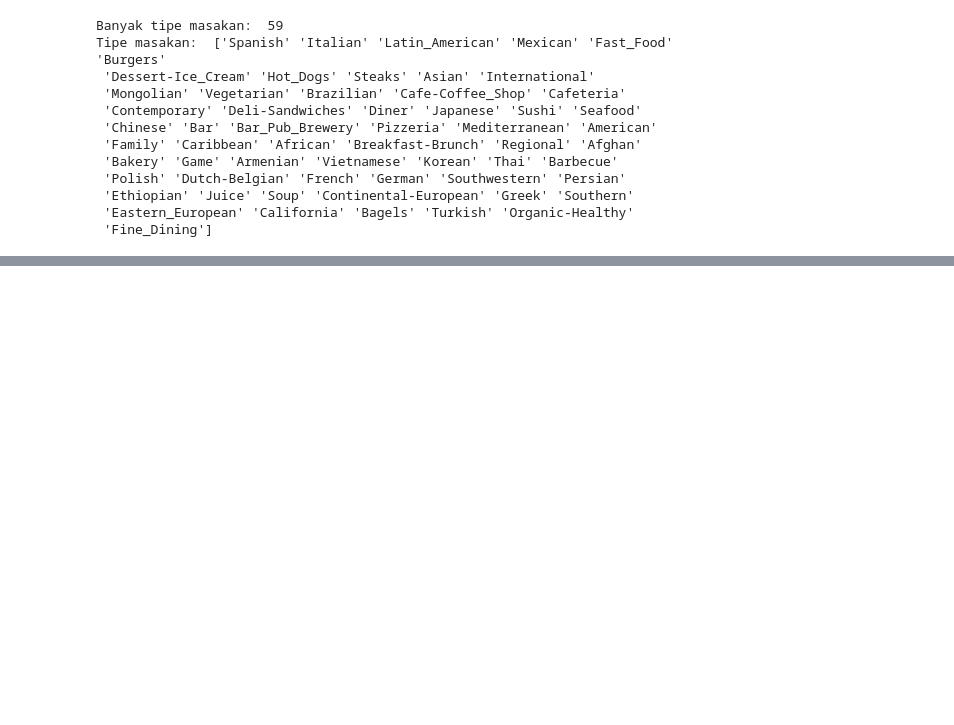
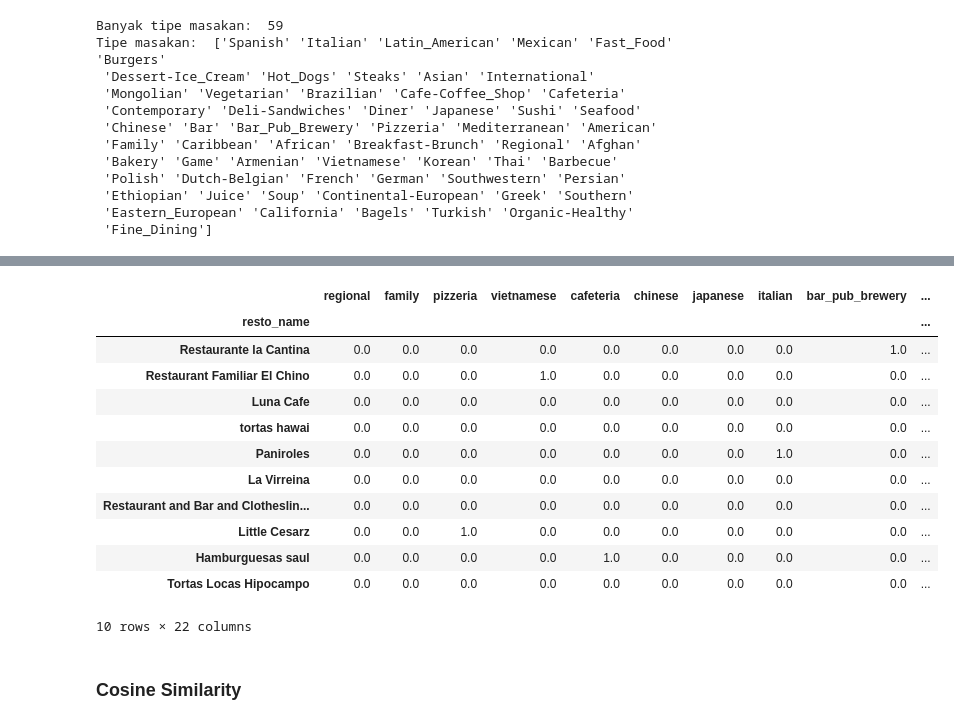
Before and after one commit to ludyhasby/machine_learning_terapan, a Jupyter notebook: recommendation_system/notebook.ipynb, the cells around one changed output, grey strips where cells are left out. Saved outputs shown, nothing was run; the diff lists cells and outputs as text; code cells hidden in the pictures; blank space fills up the shorter version.

```diff
--- a/recommendation_system/notebook.ipynb
+++ b/recommendation_system/notebook.ipynb
@@ -121,0 +480,4 @@ Tipe masakan:  ['Spanish' 'Italian' 'Latin_American' 'Mexican' 'Fast_Food' 'Burg
+# %%
+# drop duplikat pada data preparation
+preparation = preparation.drop_duplicates('placeID')
+preparation
@@ -121,0 +500,7 @@ Tipe masakan:  ['Spanish' 'Italian' 'Latin_American' 'Mexican' 'Fast_Food' 'Burg
+# %%
+# konversi data series 'placeID' menjadi dalam bentuk list
+resto_id = preparation['placeID'].tolist()
+# konversi data series 'Name' menjadi dalam bentuk list
+resto_name = preparation['name'].tolist()
+# konversi 'Rcuissine' menjadi list
+resto_cuisine = preparation['Rcuisine'].tolist()
@@ -121,0 +517,8 @@ Tipe masakan:  ['Spanish' 'Italian' 'Latin_American' 'Mexican' 'Fast_Food' 'Burg
+# %%
+# dictionary
+resto_new = pd.DataFrame({
+    'id' : resto_id,
+    'resto_name': resto_name,
+    'cuisine' : resto_cuisine
+})
+resto_new
@@ -121,0 +568,3 @@ Tipe masakan:  ['Spanish' 'Italian' 'Latin_American' 'Mexican' 'Fast_Food' 'Burg
+# %%
+# melakukan fit lalu ditransformasikan dalam bentuk matrix
+tfidf_matrix = tf.fit_transform(resto_new['cuisine'])
@@ -121,0 +588,25 @@ Tipe masakan:  ['Spanish' 'Italian' 'Latin_American' 'Mexican' 'Fast_Food' 'Burg
+# %%
+# membuat dataframe untuk melihat tf-idf matrix
+# kolom diisi dengan jenis masakan
+# baris diisi dengan nama resto
+pd.DataFrame(
+    tfidf_matrix.todense(),
+    columns=tf.get_feature_names_out(),
+    index=resto_new.resto_name
+).sample(22, axis=1).sample(10, axis=0)
+# %% [output]
+|  | regional | family | pizzeria | vietnamese | cafeteria | chinese | japanese | italian | bar_pub_brewery | ... |
+| resto_name |  |  |  |  |  |  |  |  |  | ... |
+| Restaurante la Cantina | 0.0 | 0.0 | 0.0 | 0.0 | 0.0 | 0.0 | 0.0 | 0.0 | 1.0 | ... |
+| Restaurant Familiar El Chino | 0.0 | 0.0 | 0.0 | 1.0 | 0.0 | 0.0 | 0.0 | 0.0 | 0.0 | ... |
+| Luna Cafe | 0.0 | 0.0 | 0.0 | 0.0 | 0.0 | 0.0 | 0.0 | 0.0 | 0.0 | ... |
+| tortas hawai | 0.0 | 0.0 | 0.0 | 0.0 | 0.0 | 0.0 | 0.0 | 0.0 | 0.0 | ... |
+| Paniroles | 0.0 | 0.0 | 0.0 | 0.0 | 0.0 | 0.0 | 0.0 | 1.0 | 0.0 | ... |
+| La Virreina | 0.0 | 0.0 | 0.0 | 0.0 | 0.0 | 0.0 | 0.0 | 0.0 | 0.0 | ... |
+| Restaurant and Bar and Clotheslin... | 0.0 | 0.0 | 0.0 | 0.0 | 0.0 | 0.0 | 0.0 | 0.0 | 0.0 | ... |
+| Little Cesarz | 0.0 | 0.0 | 1.0 | 0.0 | 0.0 | 0.0 | 0.0 | 0.0 | 0.0 | ... |
+| Hamburguesas saul | 0.0 | 0.0 | 0.0 | 0.0 | 1.0 | 0.0 | 0.0 | 0.0 | 0.0 | ... |
+| Tortas Locas Hipocampo | 0.0 | 0.0 | 0.0 | 0.0 | 0.0 | 0.0 | 0.0 | 0.0 | 0.0 | ... |
+10 rows × 22 columns
+# %% [markdown]
+### Cosine Similarity
```
Also changed, not shown: parts of 66 cells of this notebook.
